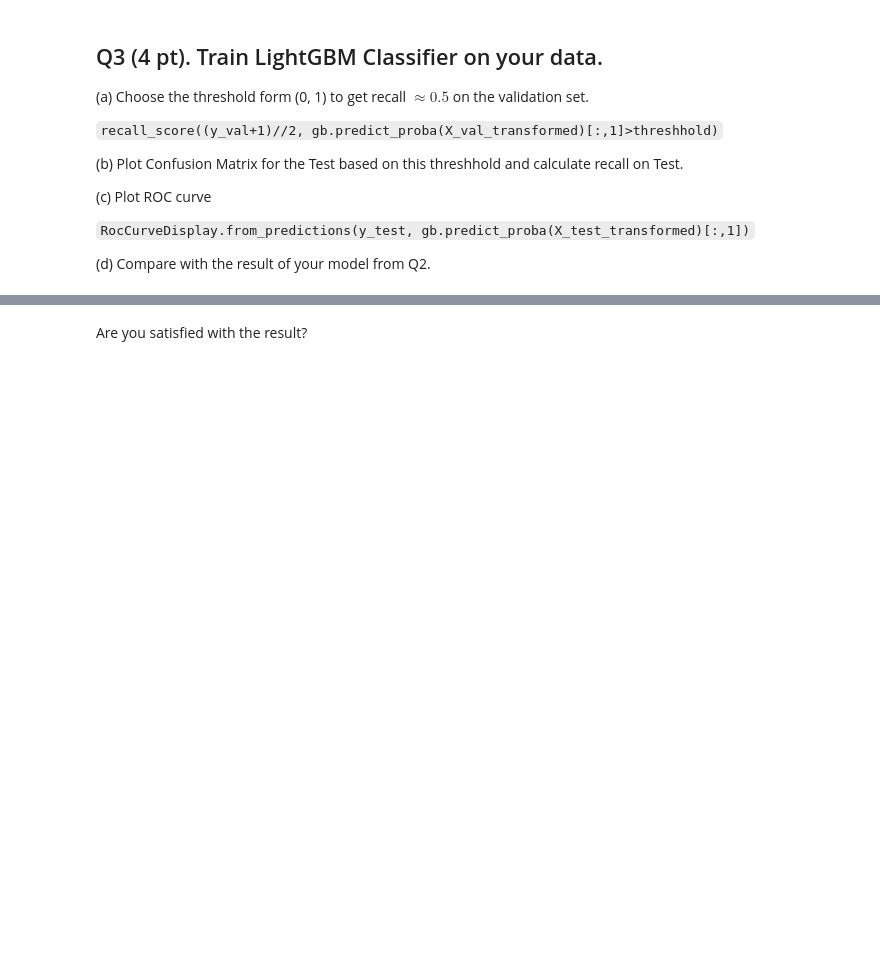
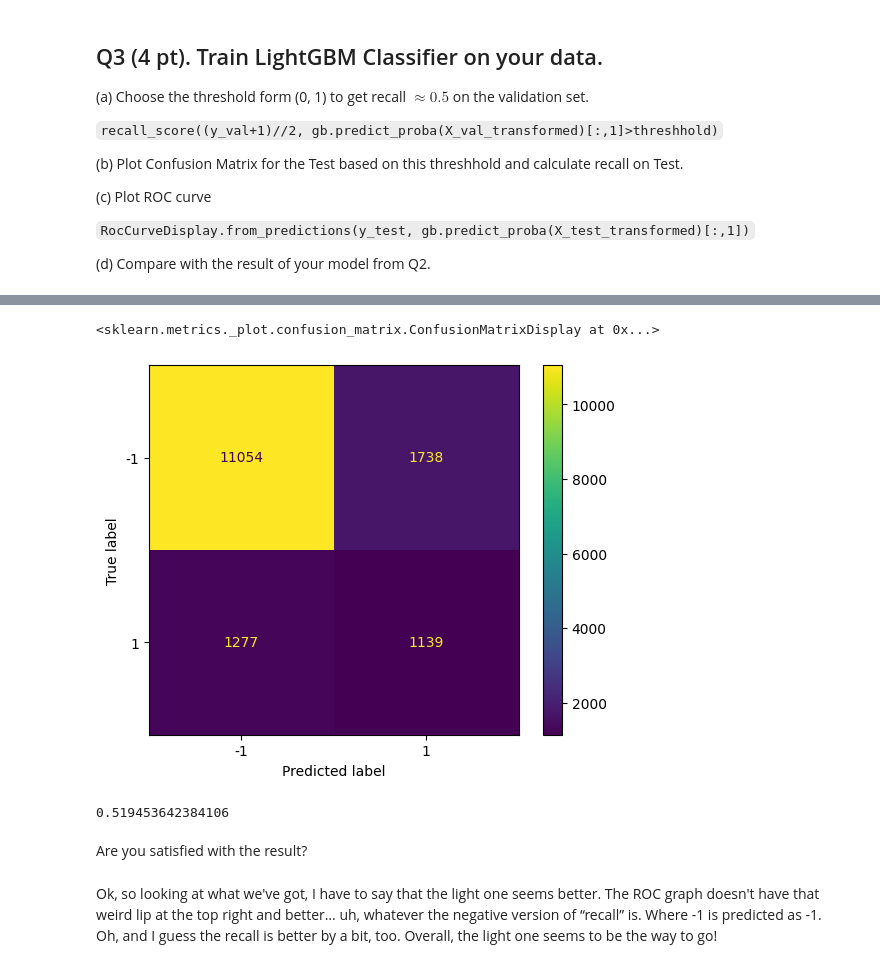
Before and after one commit to Joseppi007/MachineLearningRubbish, a Jupyter notebook: 2025_spring/Week09_GBM/HW8.ipynb, the cells around one changed output, grey strips where cells are left out. Cells and saved outputs as stored; diff of their text form; code cells hidden in the pictures; blank space fills up the shorter version.

```diff
--- a/2025_spring/Week09_GBM/HW8.ipynb
+++ b/2025_spring/Week09_GBM/HW8.ipynb
@@ -346,2 +360,13 @@ gb = lgb.LGBMClassifier()
+# %%
+ConfusionMatrixDisplay.from_predictions(y_test, 2*(boosting.predict_proba(X_test_transformed)>threshhold)-1)
+# %% [output]
+<sklearn.metrics._plot.confusion_matrix.ConfusionMatrixDisplay at 0x...>
+[figure, added]
+# %%
+recall_score((y_test+1)//2, gb.predict_proba(X_test_transformed)[:,1]>threshhold)
+# %% [output]
+0.519453642384106
 # %% [markdown]
 Are you satisfied with the result?
+# %% [markdown]
+Ok, so looking at what we've got, I have to say that the light one seems better. The ROC graph doesn't have that weird lip at the top right and better… uh, whatever the negative version of “recall” is. Where -1 is predicted as -1. Oh, and I guess the recall is better by a bit, too. Overall, the light one seems to be the way to go!
```
Also changed, not shown: parts of 6 cells of this notebook.
